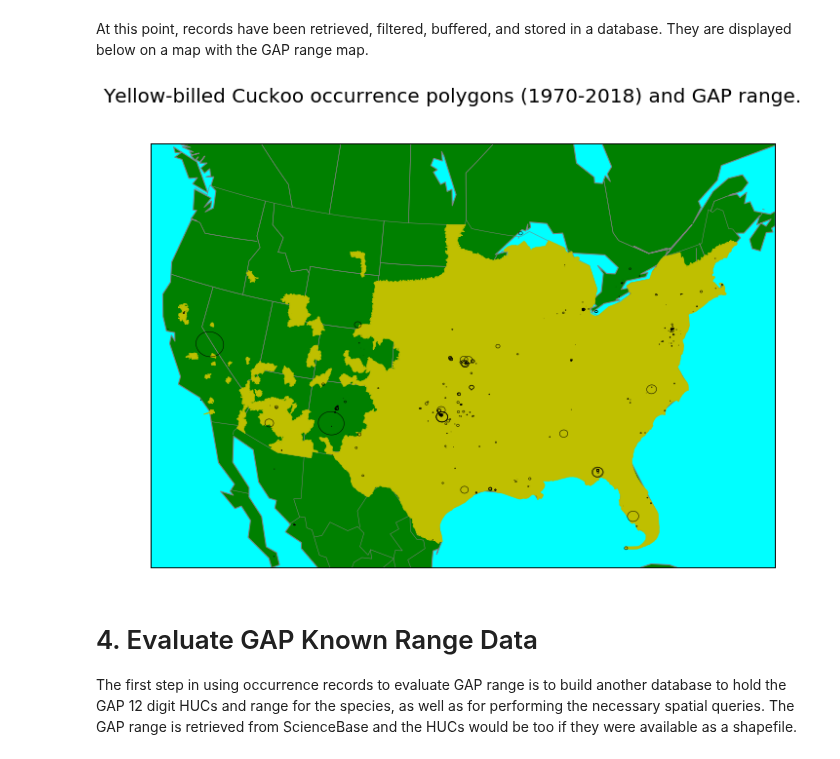
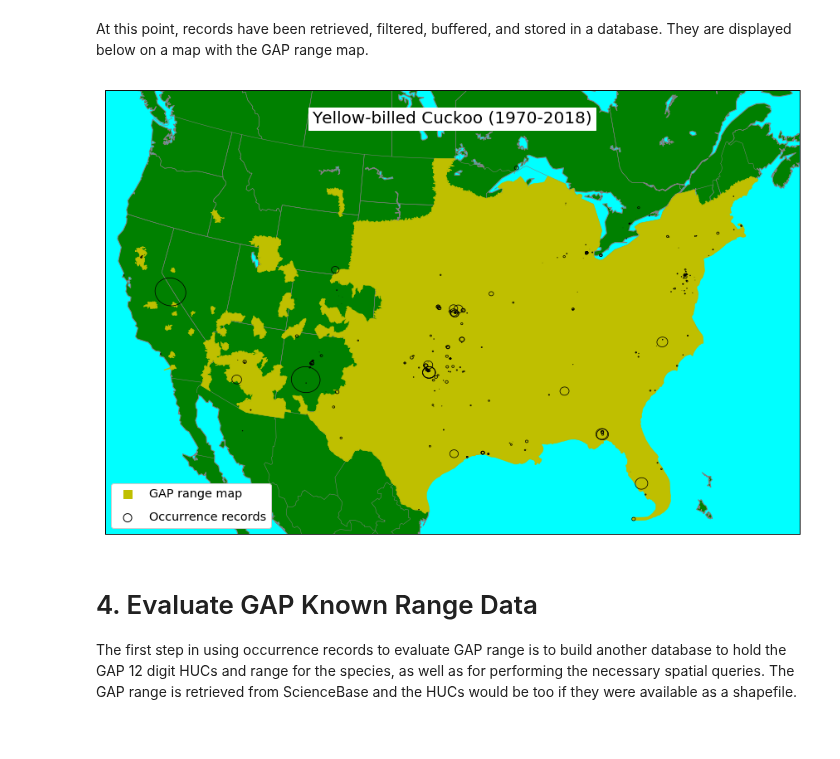
Before and after one commit to ncbirdconservation/NCBA, a Jupyter notebook: Demonstration.ipynb, the cells around one changed output. Cells and saved outputs as stored; diff of their text form; code cells hidden in the pictures.

Commit message:
Revised map shapefile function to include a legend.  Adjusted map dimensions.

```diff
--- a/Demonstration.ipynb
+++ b/Demonstration.ipynb
@@ -147,19 +148,19 @@ At this point, records have been retrieved, filtered, buffered, and stored in a
 # %%
 gap_range2 = "{0}{1}_range_4326".format(inDir, gap_id)
 
-shp1 = {'file': gap_range2, 'column': None,
+shp1 = {'file': gap_range2, 'column': None, 'alias': 'GAP range map',
         'drawbounds': False, 'linewidth': .5, 'linecolor': 'y',
-        'fillcolor': 'y'}
+        'fillcolor': 'y', 'marker':'s'}
 
 shp2 = {'file': '{0}{1}_circles'.format(outDir, summary_name), 'column': None,
-        'drawbounds': True, 'linewidth': .5, 'linecolor': 'k',
-        'fillcolor': None}
+        'alias': 'Occurrence records', 'drawbounds': True, 'linewidth': .75, 'linecolor': 'k',
+        'fillcolor': None, 'marker':'o'}
 
 # Display occurrence polygons
-title="Yellow-billed Cuckoo occurrence polygons ({0}) and GAP range.".format(years)
+title="Yellow-billed Cuckoo ({0})".format(years)
 config.MapShapefilePolygons(map_these=[shp1, shp2], title=title)
 # %% [output]
-[figure, old version]
+[figure, new version]
 # %% [markdown]
 # 4. Evaluate GAP Known Range Data
 The first step in using occurrence records to evaluate GAP range is to build another database to hold the GAP 12 digit HUCs and range for the species, as well as for performing the necessary spatial queries.  The GAP range is retrieved from ScienceBase and the HUCs would be too if they were available as a shapefile.
```
Also changed, not shown: parts of 5 cells of this notebook, 2 other files.
